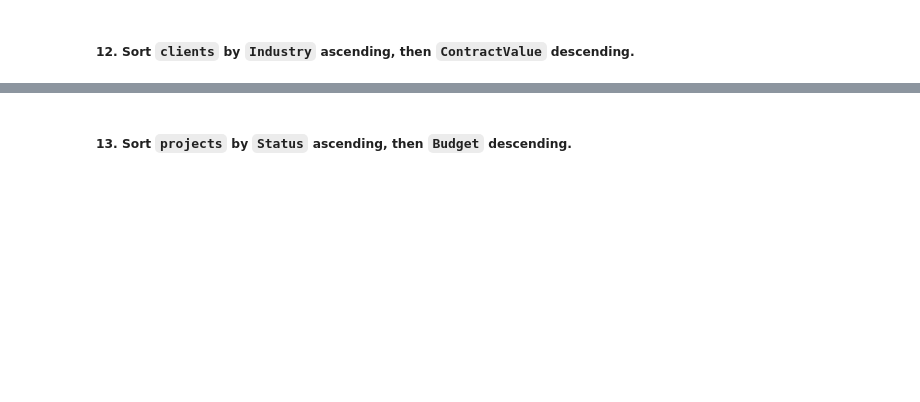
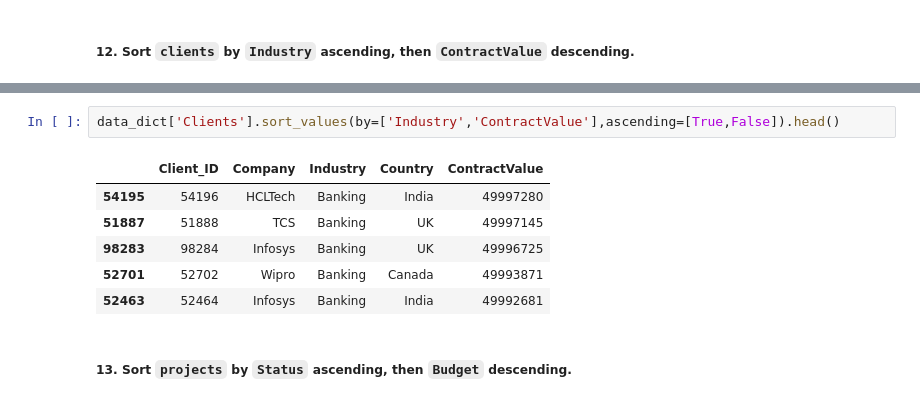
Before and after one commit to shiva3994/Projects, a Jupyter notebook: Python/L_Big4_India.ipynb, the cells around one changed output, grey strips where cells are left out. Drawn from its saved outputs; the diff is of its cells as text; blank space fills up the shorter version.

```diff
--- a/Python/L_Big4_India.ipynb
+++ b/Python/L_Big4_India.ipynb
@@ -1048,2 +1075,11 @@ data_dict['Technologies'].nlargest(5, 'Popularity')
+# %%
+data_dict['Clients'].sort_values(by=['Industry','ContractValue'],ascending=[True,False]).head()
+# %% [output]
+|  | Client_ID | Company | Industry | Country | ContractValue |
+| 54195 | 54196 | HCLTech | Banking | India | 49997280 |
+| 51887 | 51888 | TCS | Banking | UK | 49997145 |
+| 98283 | 98284 | Infosys | Banking | UK | 49996725 |
+| 52701 | 52702 | Wipro | Banking | Canada | 49993871 |
+| 52463 | 52464 | Infosys | Banking | India | 49992681 |
 # %% [markdown]
 ##### 13. Sort `projects` by `Status` ascending, then `Budget` descending.
```
Also changed, not shown: parts of 5 cells of this notebook.
